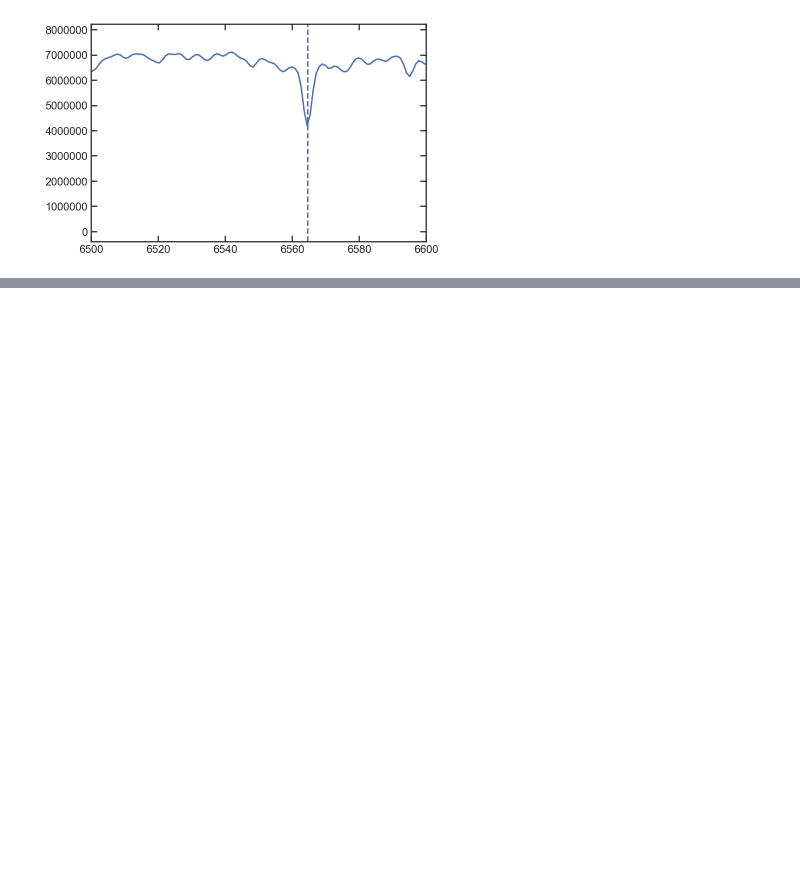
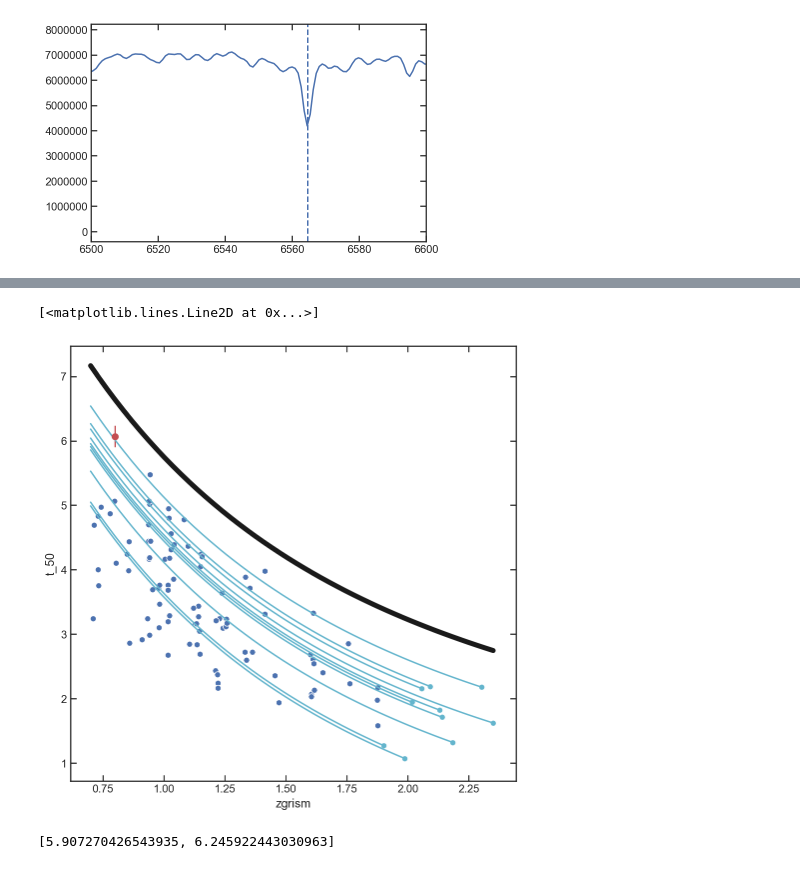
Before and after one commit to Vince-ec/Cluster_and_field, a Jupyter notebook: scripts/low_redshift.ipynb, the cells around one changed output, grey strips where cells are left out. Cells and saved outputs as stored; diff of their text form; code cells hidden in the pictures; blank space fills up the shorter version.

```diff
--- a/scripts/low_redshift.ipynb
+++ b/scripts/low_redshift.ipynb
@@ -570,0 +886,22 @@ plt.axvline(6564.61,linestyle='--', color = 'b')
+# %%
+plt.figure(figsize =[8,8])
+sea.scatterplot(mdb.zgrism,mdb.t_50)
+plt.errorbar(0.8, SFH.t_50, yerr=[[SFH.t_50 - 5.9], [6.24 - SFH.t_50]], fmt='ro')
+
+for i in S1db.index[-10:]:
+    z_init = mdb.query('zgrism == {} '.format(mdb.zgrism[i])).zgrism.values[0]
+    a_init = cosmo.age(z_init).value
+    zs = np.linspace(0.7, z_init)
+    a = cosmo.age(zs).value
+    a -= a_init
+    sea.scatterplot(mdb.query('zgrism == {} '.format(mdb.zgrism[i])).zgrism,
+                    mdb.query('zgrism == {} '.format(mdb.zgrism[i])).t_50, color = 'c')
+    plt.plot(zs, mdb.query('zgrism == {} '.format(mdb.zgrism[i])).t_50.values[0] + a, color = 'c')
+plt.plot(np.linspace(0.7,2.35), cosmo.age(np.linspace(0.7,2.35)), 'k', linewidth = 5)
+# %% [output]
+[<matplotlib.lines.Line2D at 0x...>]
+[figure, added]
+# %%
+SFH.t_50_hci
+# %% [output]
+[5.907270426543935, 6.245922443030963]
```
Also changed, not shown: parts of 22 cells of this notebook.
